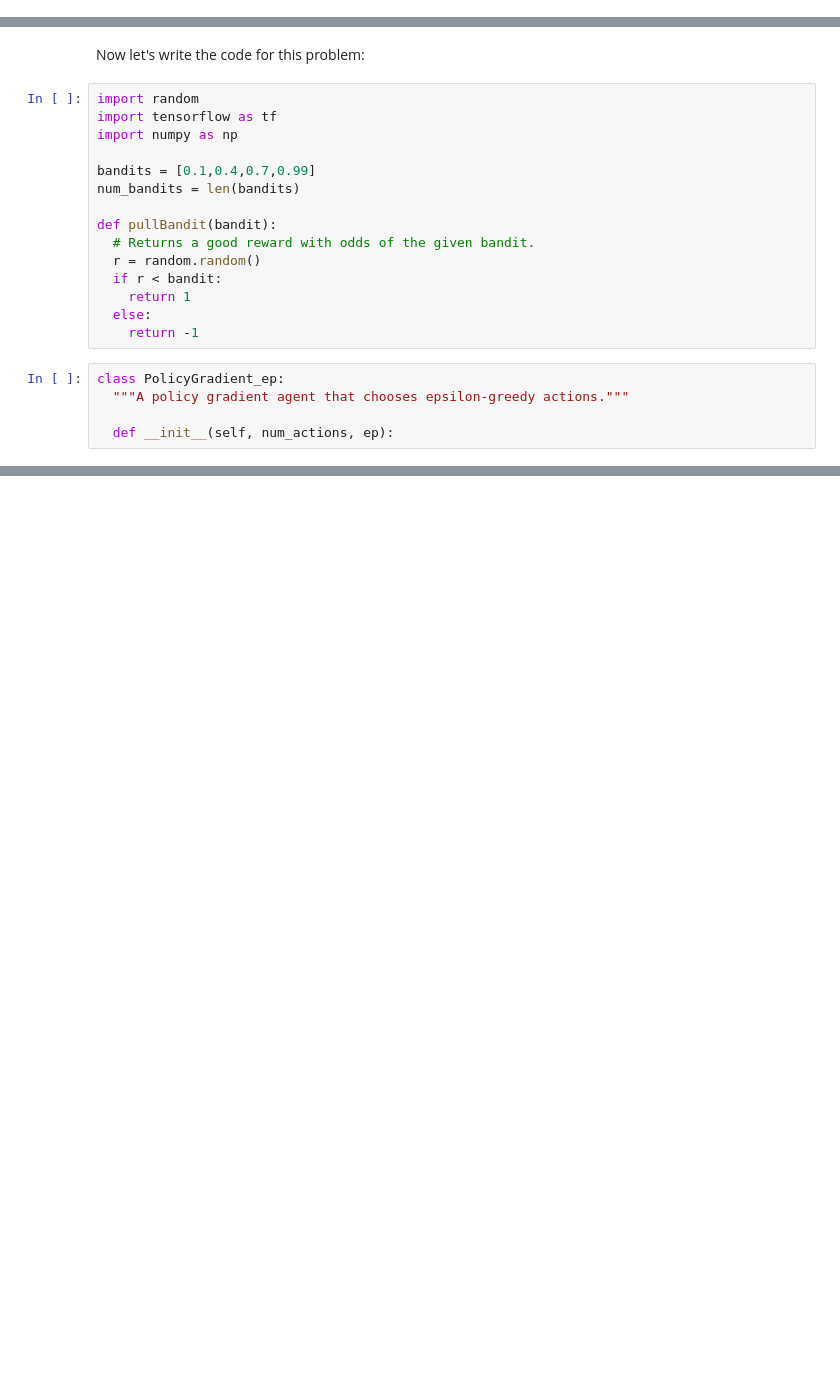
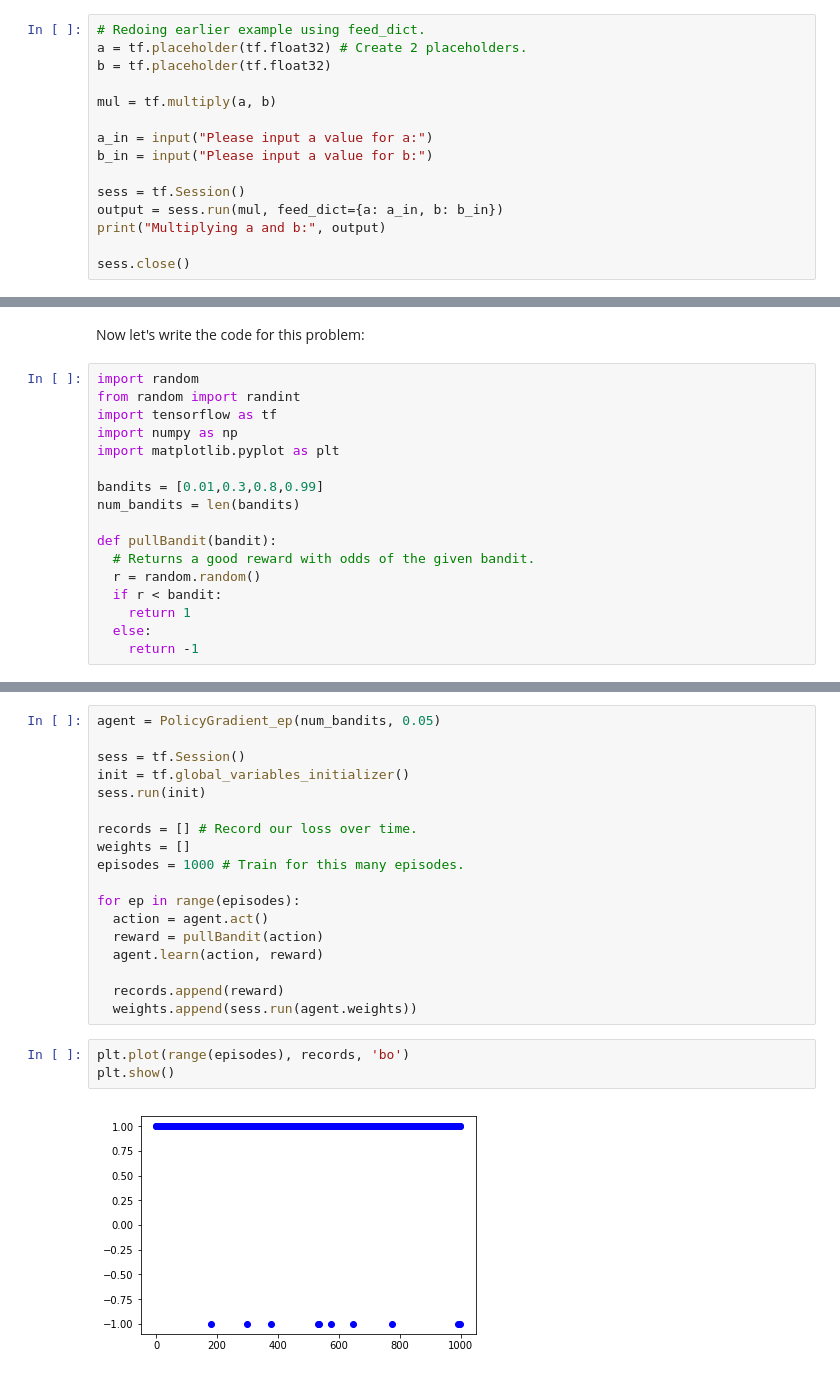
Before and after one commit to Benned-H/Summer2019, a Jupyter notebook: Simple_RL_with_TF/Part1.ipynb, the cells around one changed output, grey strips where cells are left out. Drawn from its saved outputs; the diff is of its cells as text; blank space fills up the shorter version.

Commit message:
Policy gradient agent coded, matplotlib practice

```diff
--- a/Simple_RL_with_TF/Part1.ipynb
+++ b/Simple_RL_with_TF/Part1.ipynb
@@ -180,0 +215,15 @@ So there we go, our loss decreases over time and our model learns. On to the nex
+# %%
+# Redoing earlier example using feed_dict.
+a = tf.placeholder(tf.float32) # Create 2 placeholders.
+b = tf.placeholder(tf.float32)
+
+mul = tf.multiply(a, b)
+
+a_in = input("Please input a value for a:")
+b_in = input("Please input a value for b:")
+
+sess = tf.Session()
+output = sess.run(mul, feed_dict={a: a_in, b: b_in})
+print("Multiplying a and b:", output)
+
+sess.close()
@@ -184,10 +240,12 @@ So there we go, our loss decreases over time and our model learns. On to the nex
 Now let's write the code for this problem:
 # %%
 import random
+from random import randint
 import tensorflow as tf
 import numpy as np
+import matplotlib.pyplot as plt
 
-bandits = [0.1,0.4,0.7,0.99]
+bandits = [0.01,0.3,0.8,0.99]
 num_bandits = len(bandits)
 
 def pullBandit(bandit):
@@ -197,8 +255,3 @@ def pullBandit(bandit):
     return 1
   else:
     return -1
-# %%
-class PolicyGradient_ep:
-  """A policy gradient agent that chooses epsilon-greedy actions."""
-
-  def __init__(self, num_actions, ep):
@@ -282,0 +296,23 @@ That's next time. Last revised 6/14/2019
+# %%
+agent = PolicyGradient_ep(num_bandits, 0.05)
+
+sess = tf.Session()
+init = tf.global_variables_initializer()
+sess.run(init)
+
+records = [] # Record our loss over time.
+weights = []
+episodes = 1000 # Train for this many episodes.
+
+for ep in range(episodes):
+  action = agent.act()
+  reward = pullBandit(action)
+  agent.learn(action, reward)
+
+  records.append(reward)
+  weights.append(sess.run(agent.weights))
+# %%
+plt.plot(range(episodes), records, 'bo')
+plt.show()
+# %% [output]
+[figure, added]
```
Also changed, not shown: parts of 20 cells of this notebook.
